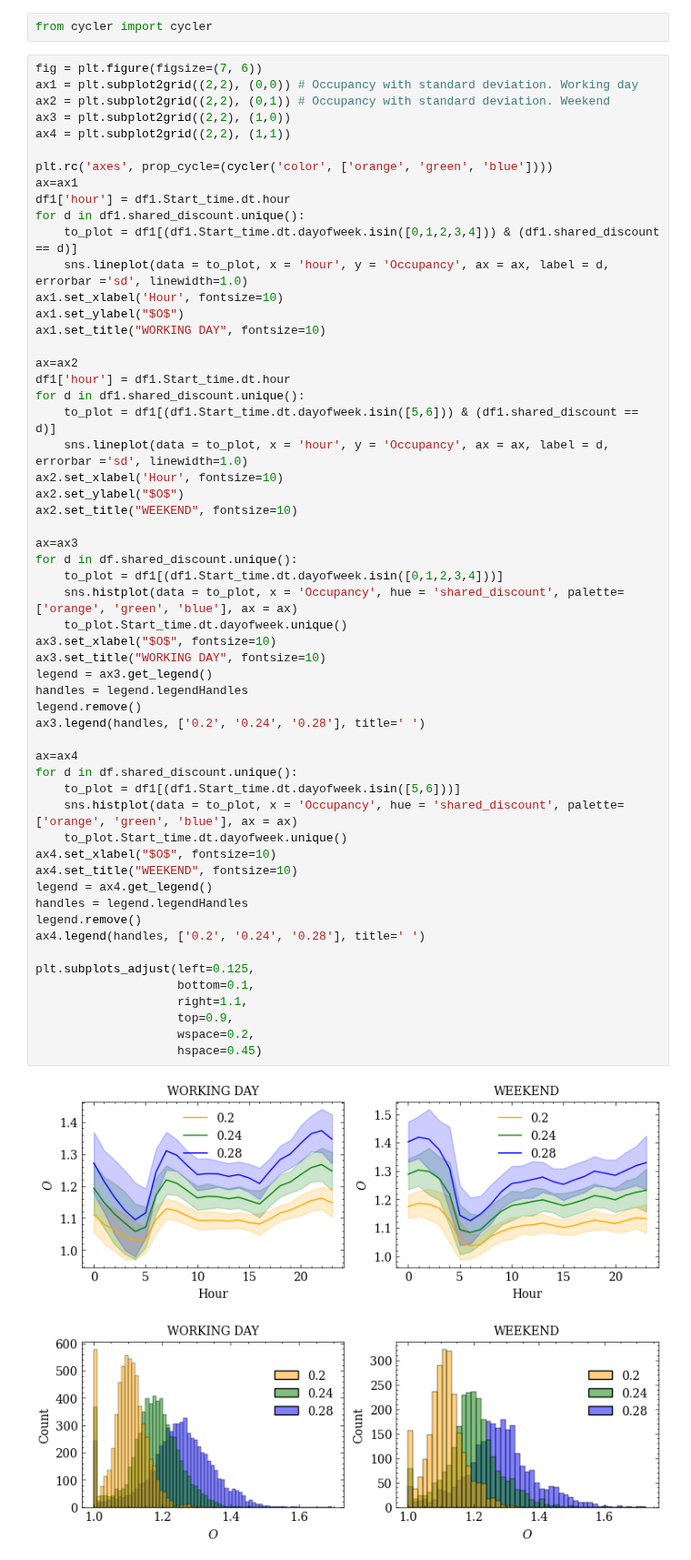
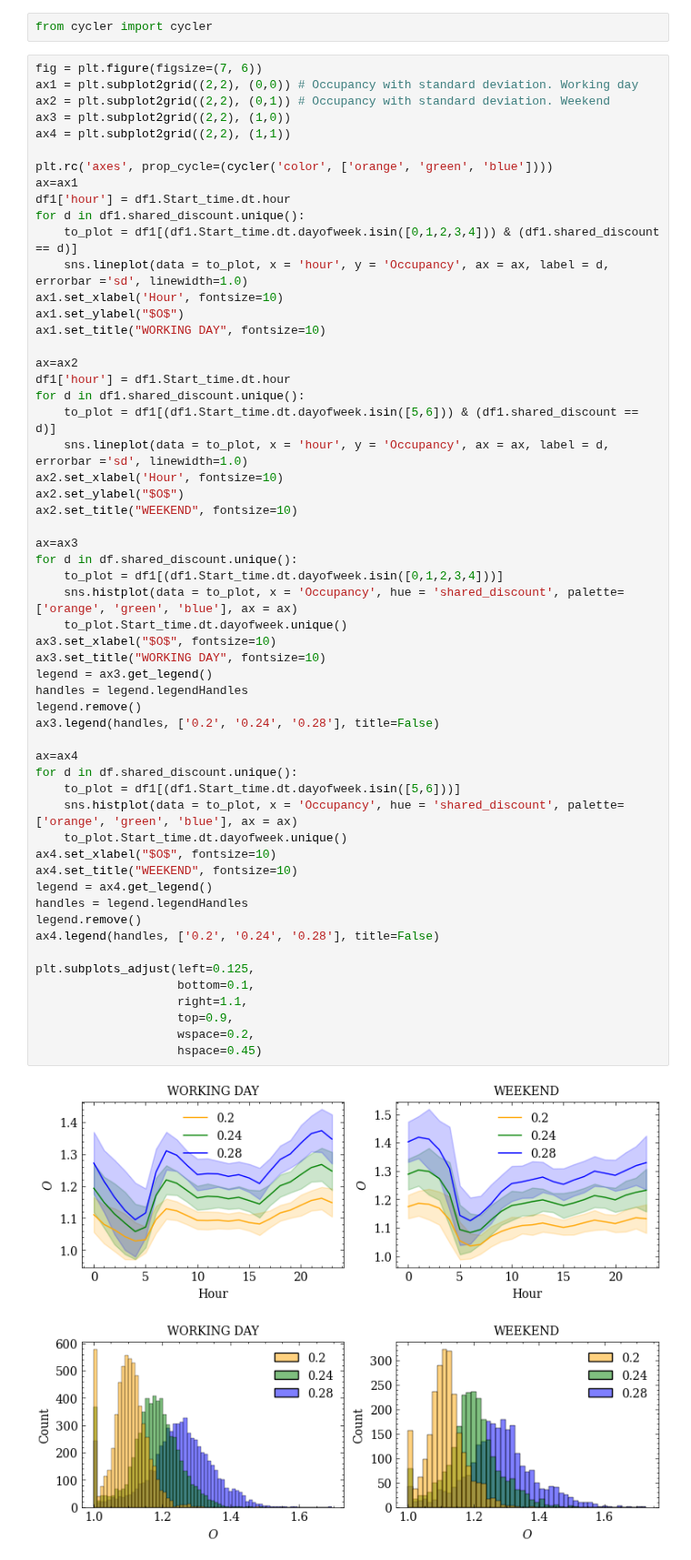
Before and after one commit to OlhaShulikaUJ/ExMAS-plotting, a Jupyter notebook: NYC KPI DA.ipynb, the cells around one changed output. Shown at 91% size. Saved outputs shown, nothing was run; the diff lists cells and outputs as text.

```diff
--- a/NYC KPI DA.ipynb
+++ b/NYC KPI DA.ipynb
@@ -323,33 +323,33 @@ ax2.set_title("WEEKEND", fontsize=10)
 
 ax=ax3
 for d in df.shared_discount.unique():
     to_plot = df1[(df1.Start_time.dt.dayofweek.isin([0,1,2,3,4]))]
     sns.histplot(data = to_plot, x = 'Occupancy', hue = 'shared_discount', palette=['orange', 'green', 'blue'], ax = ax)
     to_plot.Start_time.dt.dayofweek.unique()
 ax3.set_xlabel("$O$", fontsize=10)
 ax3.set_title("WORKING DAY", fontsize=10)
 legend = ax3.get_legend()
 handles = legend.legendHandles
 legend.remove()
-ax3.legend(handles, ['0.2', '0.24', '0.28'], title=' ')
+ax3.legend(handles, ['0.2', '0.24', '0.28'], title=False)
 
 ax=ax4
 for d in df.shared_discount.unique():
     to_plot = df1[(df1.Start_time.dt.dayofweek.isin([5,6]))]
     sns.histplot(data = to_plot, x = 'Occupancy', hue = 'shared_discount', palette=['orange', 'green', 'blue'], ax = ax)
     to_plot.Start_time.dt.dayofweek.unique()
 ax4.set_xlabel("$O$", fontsize=10)
 ax4.set_title("WEEKEND", fontsize=10)
 legend = ax4.get_legend()
 handles = legend.legendHandles
 legend.remove()
-ax4.legend(handles, ['0.2', '0.24', '0.28'], title=' ')
+ax4.legend(handles, ['0.2', '0.24', '0.28'], title=False)
 
 plt.subplots_adjust(left=0.125,
                     bottom=0.1,
                     right=1.1,
                     top=0.9,
                     wspace=0.2,
                     hspace=0.45)
 # %% [output]
-[figure, old version]
+[figure, new version]
```
